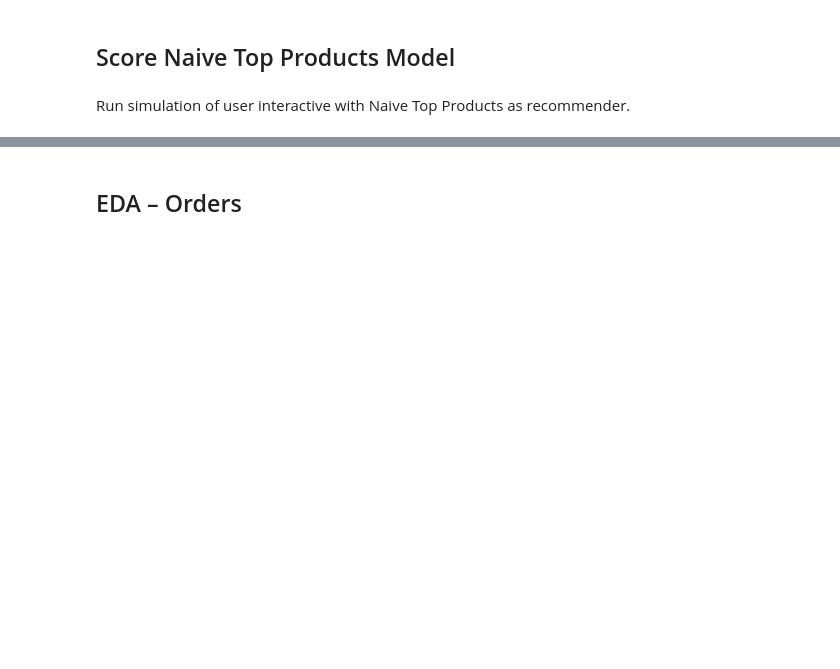
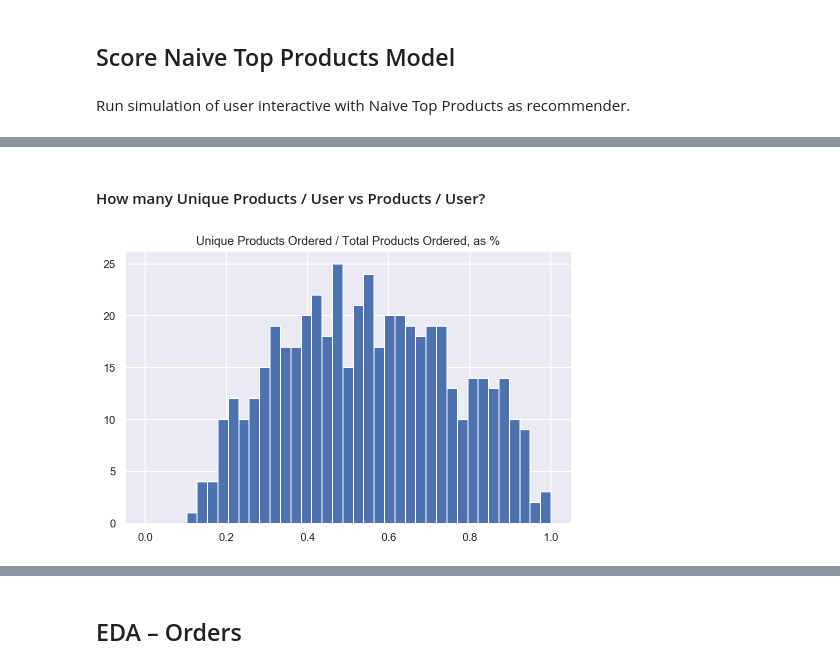
Before and after one commit to thomkav/classification_instacart, a Jupyter notebook: notebooks/IC_Modeling_HubNotebook.ipynb, the cells around one changed output, grey strips where cells are left out. Cells and saved outputs as stored; diff of their text form; code cells hidden in the pictures; blank space fills up the shorter version.

```diff
--- a/notebooks/IC_Modeling_HubNotebook.ipynb
+++ b/notebooks/IC_Modeling_HubNotebook.ipynb
@@ -366,0 +404,14 @@ df_dept_index.head(3)
+# %% [markdown]
+#### How many Unique Products / User vs Products / User?
+# %%
+user_prods_nunique = df_all_order_prods.groupby(by='user_id').product_name.nunique()
+user_order_prods_counts = df_all_order_prods.groupby(by=['user_id']).count()['product_id']
+user_prod_reorder_pct = user_prods_nunique / user_order_prods_counts
+data = np.digitize(user_prod_reorder_pct, np.linspace(0, 1, 10))
+
+fig, ax = plt.subplots(figsize=(8,5))
+
+plt.title('Unique Products Ordered / Total Products Ordered, as %')
+plt.hist(user_prod_reorder_pct, bins=np.linspace(0, 1, 40));
+# %% [output]
+[figure, added]
```
Also changed, not shown: parts of 32 cells of this notebook, 6 other files.
